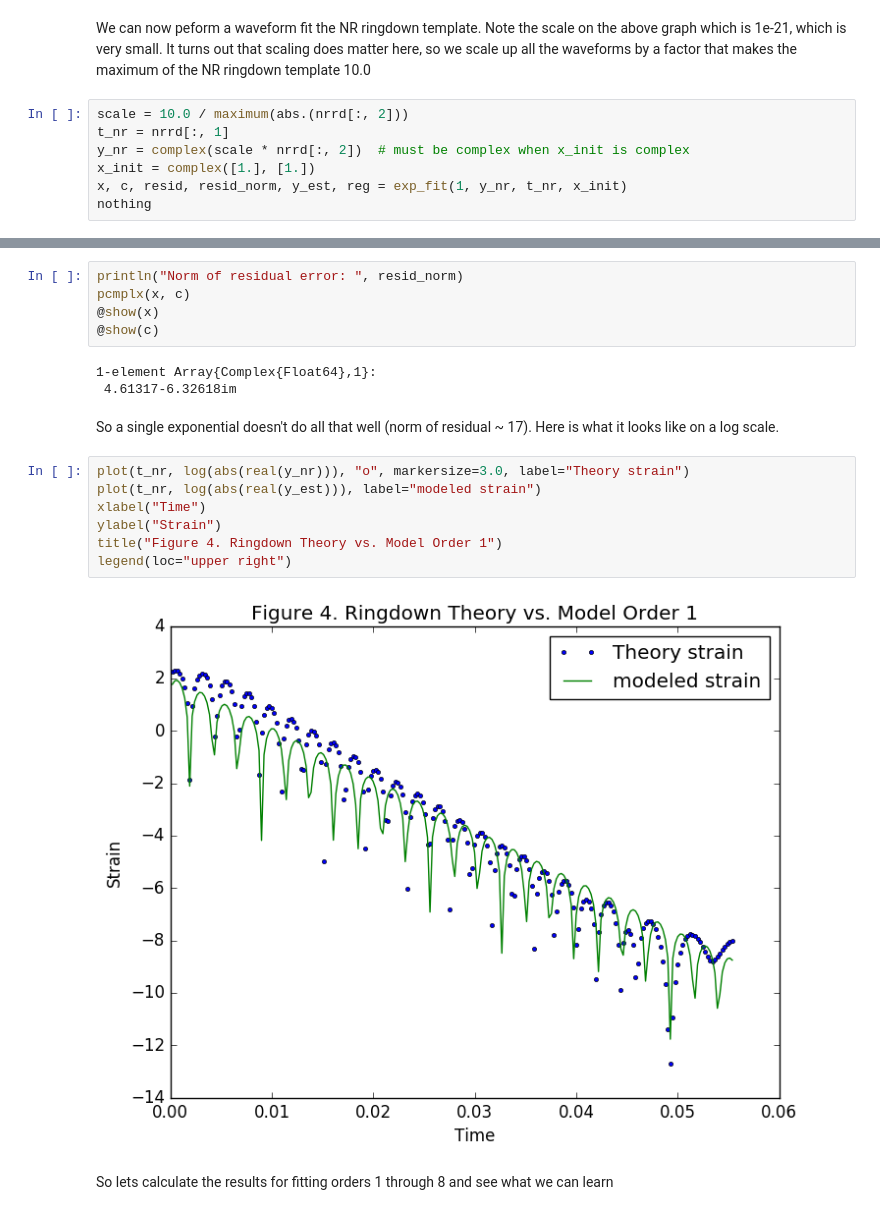
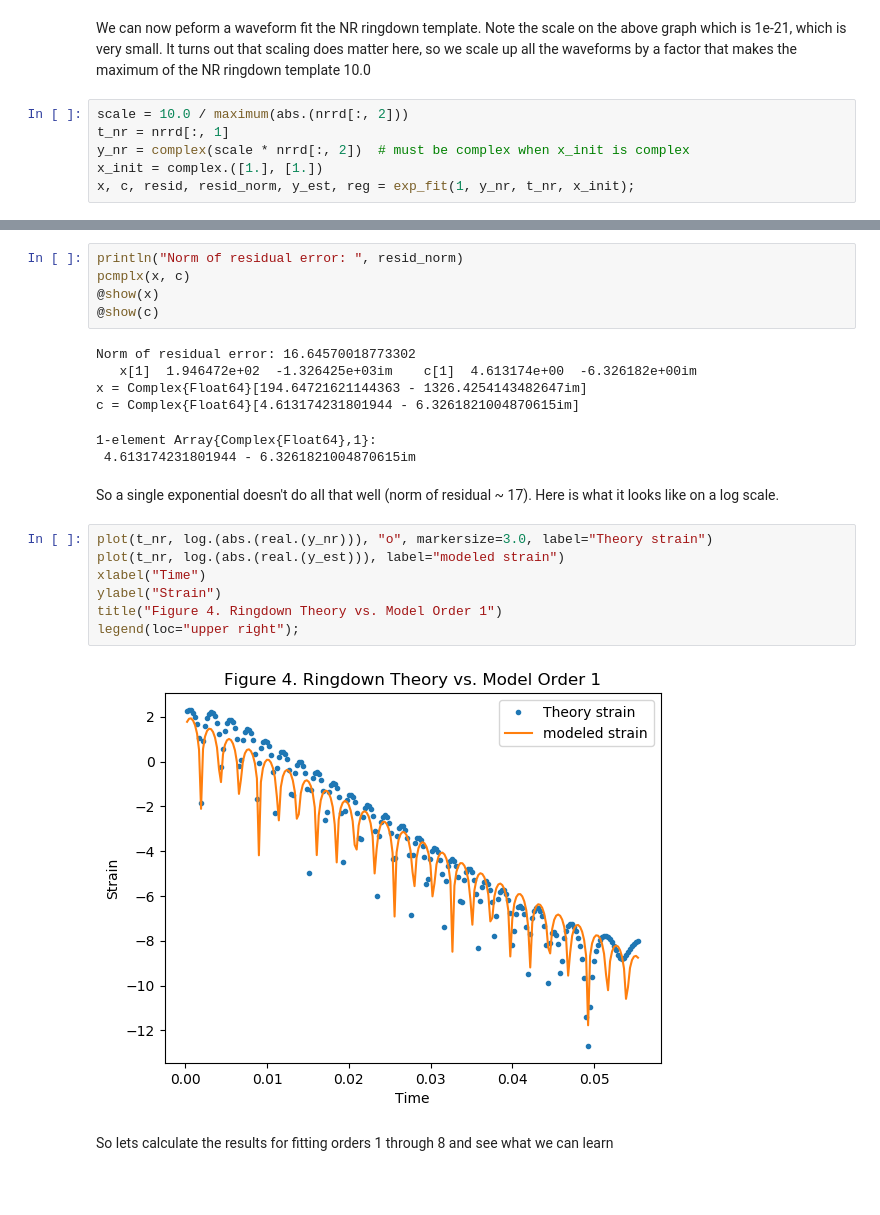
Before and after one commit to macd/dbm_notebooks, a Jupyter notebook: ringdown_fit.ipynb, the cells around one changed output, grey strips where cells are left out. Cells and saved outputs as stored; diff of their text form; blank space fills up the shorter version.

```diff
--- a/ringdown_fit.ipynb
+++ b/ringdown_fit.ipynb
@@ -136,9 +114,8 @@ We can now peform a waveform fit the NR ringdown template.  Note the scale on th
 scale = 10.0 / maximum(abs.(nrrd[:, 2]))
 t_nr = nrrd[:, 1]
 y_nr = complex(scale * nrrd[:, 2])  # must be complex when x_init is complex
-x_init = complex([1.], [1.])
-x, c, resid, resid_norm, y_est, reg = exp_fit(1, y_nr, t_nr, x_init)
-nothing
+x_init = complex.([1.], [1.])
+x, c, resid, resid_norm, y_est, reg = exp_fit(1, y_nr, t_nr, x_init);
 # %% [output]
 NL2sol return code: both x and relative function convergence
 
@@ -173,19 +140,23 @@ pcmplx(x, c)
 @show(x)
 @show(c)
 # %% [output]
-1-element Array{Complex{Float64},1}:
- 4.61317-6.32618im
+Norm of residual error: 16.64570018773302
+   x[1]  1.946472e+02  -1.326425e+03im    c[1]  4.613174e+00  -6.326182e+00im
+x = Complex{Float64}[194.64721621144363 - 1326.4254143482647im]
+c = Complex{Float64}[4.613174231801944 - 6.3261821004870615im]
+1-element Array{Complex{Float64},1}:
+ 4.613174231801944 - 6.3261821004870615im
 # %% [markdown]
 So a single exponential doesn't do all that well (norm of residual ~ 17). Here is what it looks like on a log scale.
 # %%
-plot(t_nr, log(abs(real(y_nr))), "o", markersize=3.0, label="Theory strain")
-plot(t_nr, log(abs(real(y_est))), label="modeled strain")
+plot(t_nr, log.(abs.(real.(y_nr))), "o", markersize=3.0, label="Theory strain")
+plot(t_nr, log.(abs.(real.(y_est))), label="modeled strain")
 xlabel("Time")
 ylabel("Strain")
 title("Figure 4. Ringdown Theory vs. Model Order 1")
-legend(loc="upper right")
+legend(loc="upper right");
 # %% [output]
-[figure, old version]
+[figure, new version]
 # %% [markdown]
 So lets calculate the results for fitting orders 1 through 8 and see what we can learn
 # %%
```
Also changed, not shown: parts of 31 cells of this notebook, 3 other files.
